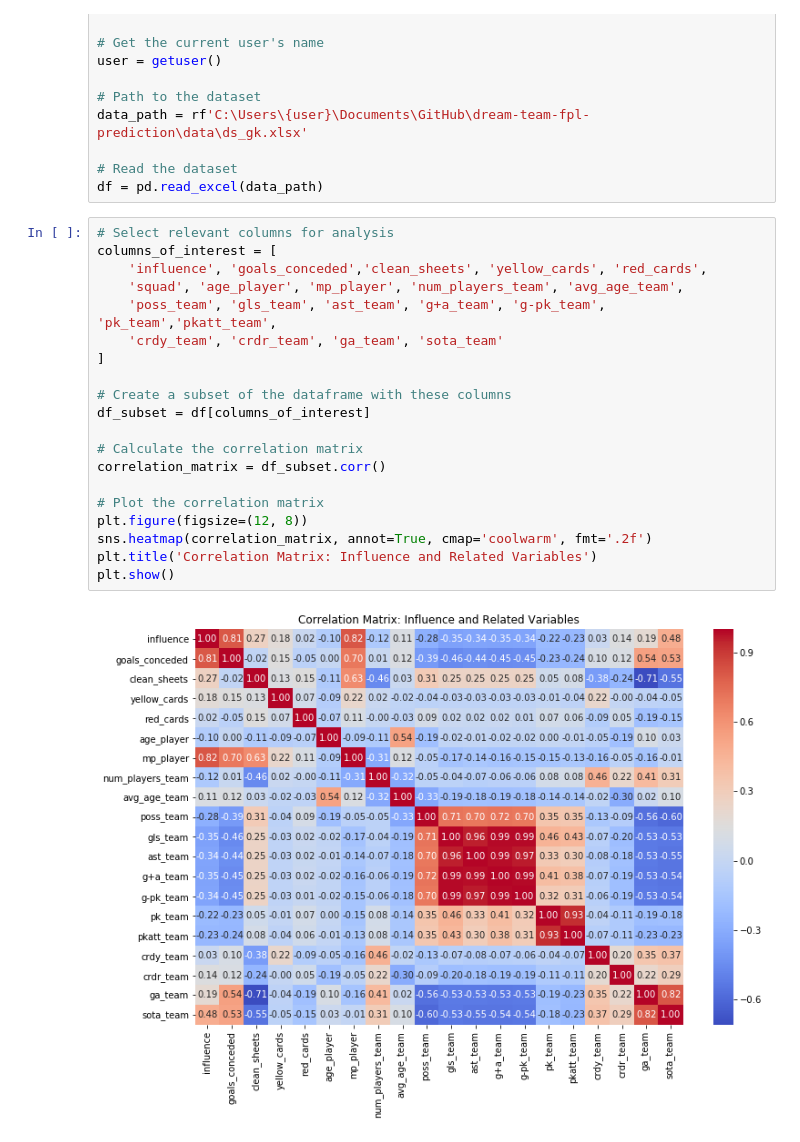
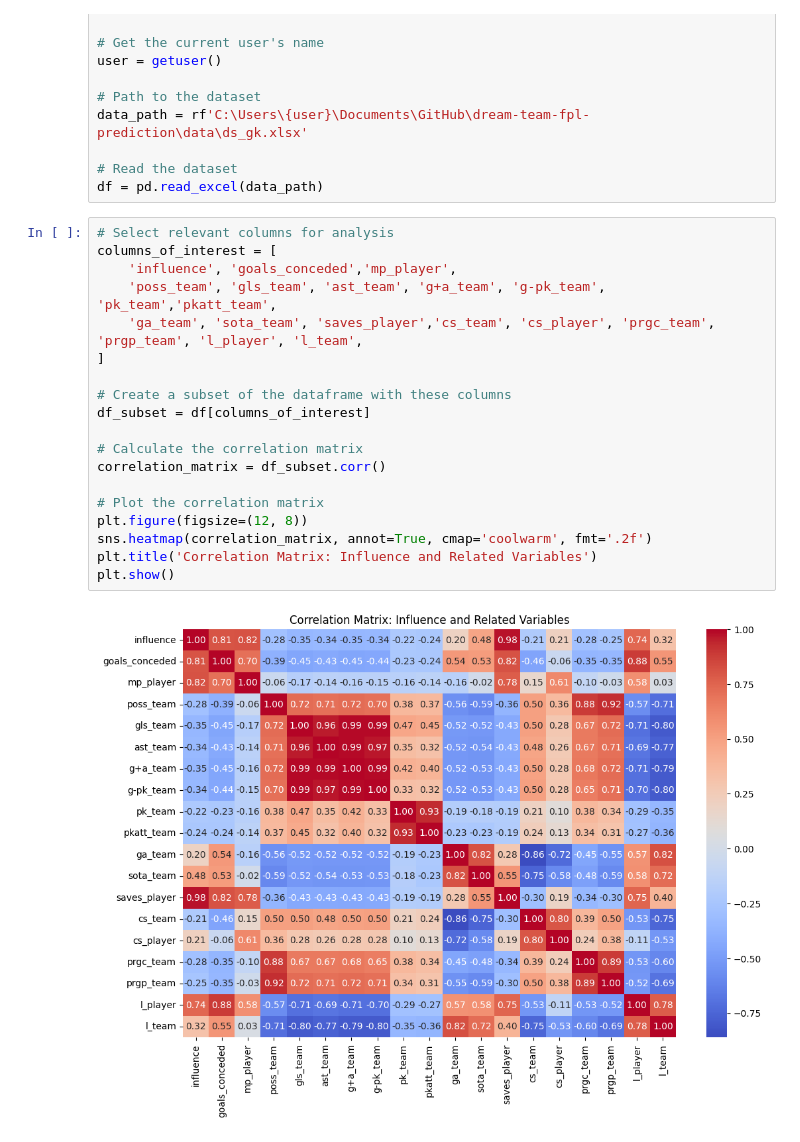
Before and after one commit to AEGDDI/dream-team-fpl-prediction, a Jupyter notebook: eda/gk.ipynb, the cells around one changed output. Cells and saved outputs as stored; diff of their text form.

```diff
--- a/eda/gk.ipynb
+++ b/eda/gk.ipynb
@@ -15,22 +15,21 @@ df = pd.read_excel(data_path)
 # %%
 # Select relevant columns for analysis
 columns_of_interest = [
-    'influence', 'goals_conceded','clean_sheets', 'yellow_cards', 'red_cards',
-    'squad', 'age_player', 'mp_player', 'num_players_team', 'avg_age_team',
+    'influence', 'goals_conceded','mp_player',
     'poss_team', 'gls_team', 'ast_team', 'g+a_team', 'g-pk_team', 'pk_team','pkatt_team',
-    'crdy_team', 'crdr_team', 'ga_team', 'sota_team'
+    'ga_team', 'sota_team', 'saves_player','cs_team', 'cs_player', 'prgc_team', 'prgp_team', 'l_player', 'l_team',
 ]
 
 # Create a subset of the dataframe with these columns
 df_subset = df[columns_of_interest]
 
 # Calculate the correlation matrix
 correlation_matrix = df_subset.corr()
 
 # Plot the correlation matrix
 plt.figure(figsize=(12, 8))
 sns.heatmap(correlation_matrix, annot=True, cmap='coolwarm', fmt='.2f')
 plt.title('Correlation Matrix: Influence and Related Variables')
 plt.show()
 # %% [output]
-[figure, old version]
+[figure, new version]
```
Also changed, not shown: 3 other files.
